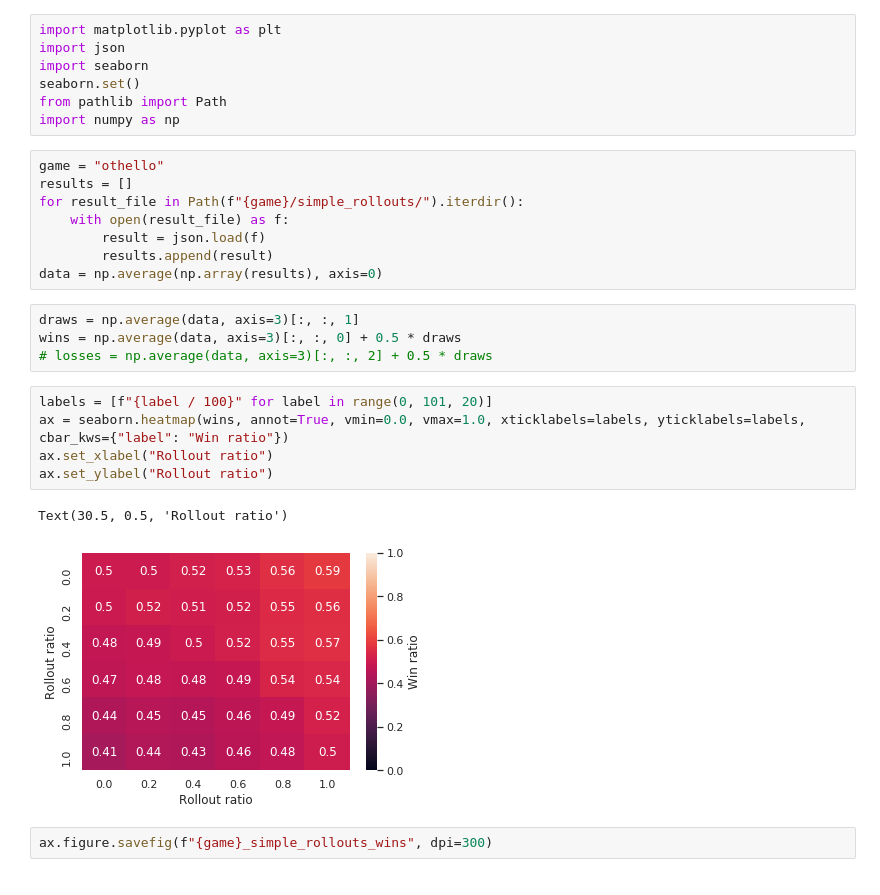
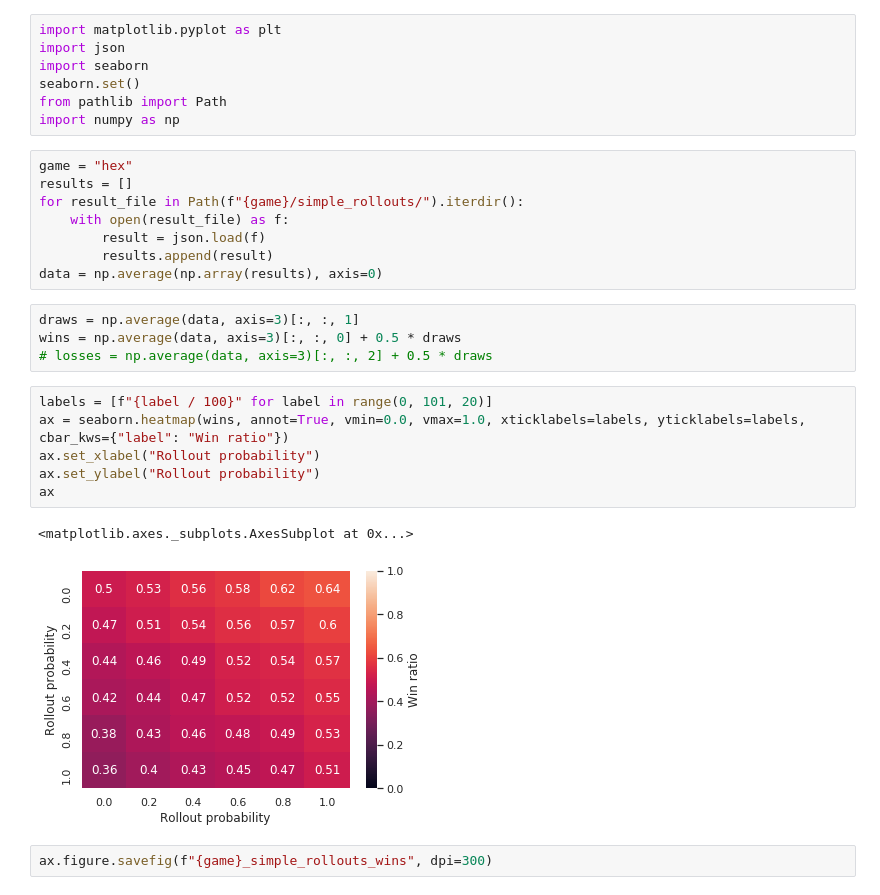
Before and after one commit to henribru/deep-mcts, a Jupyter notebook: deep_mcts/evaluate_simple_rollouts.ipynb, the cells around one changed output. Cells and saved outputs as stored; diff of their text form.

```diff
--- a/deep_mcts/evaluate_simple_rollouts.ipynb
+++ b/deep_mcts/evaluate_simple_rollouts.ipynb
@@ -6,7 +6,7 @@ seaborn.set()
 from pathlib import Path
 import numpy as np
 # %%
-game = "othello"
+game = "hex"
 results = []
 for result_file in Path(f"{game}/simple_rollouts/").iterdir():
     with open(result_file) as f:
@@ -20,11 +20,12 @@ wins = np.average(data, axis=3)[:, :, 0] + 0.5 * draws
 # %%
 labels = [f"{label / 100}" for label in range(0, 101, 20)]
 ax = seaborn.heatmap(wins, annot=True, vmin=0.0, vmax=1.0, xticklabels=labels, yticklabels=labels, cbar_kws={"label": "Win ratio"})
-ax.set_xlabel("Rollout ratio")
-ax.set_ylabel("Rollout ratio")
+ax.set_xlabel("Rollout probability")
+ax.set_ylabel("Rollout probability")
+ax
 # %% [output]
-Text(30.5, 0.5, 'Rollout ratio')
+<matplotlib.axes._subplots.AxesSubplot at 0x...>
-[figure, old version]
+[figure, new version]
 # %%
 ax.figure.savefig(f"{game}_simple_rollouts_wins", dpi=300)
 # %%
```
Also changed, not shown: parts of 7 cells of this notebook, 2 other files.
